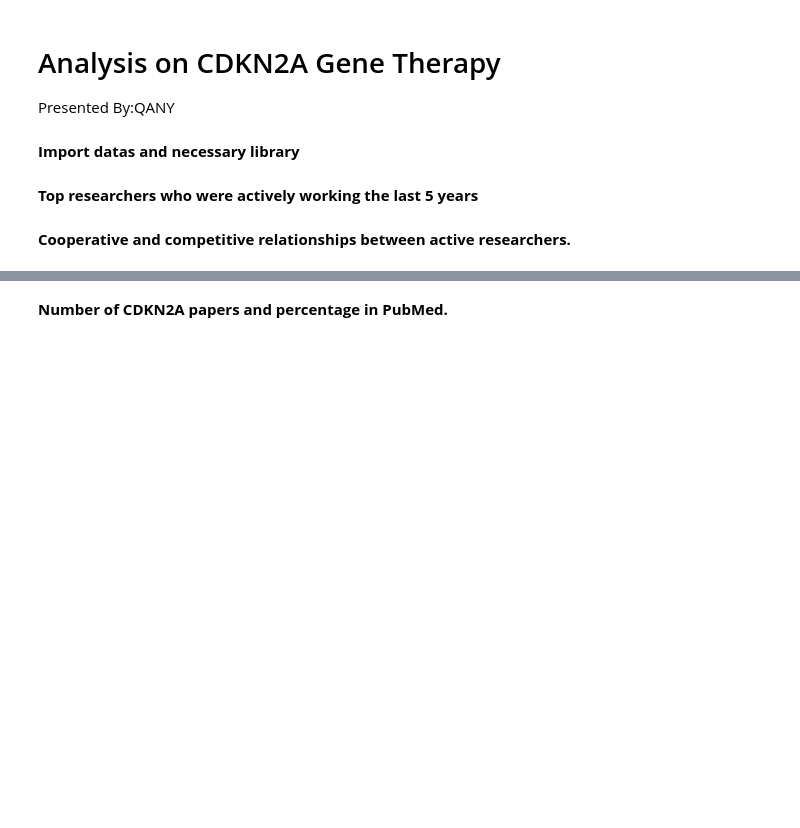
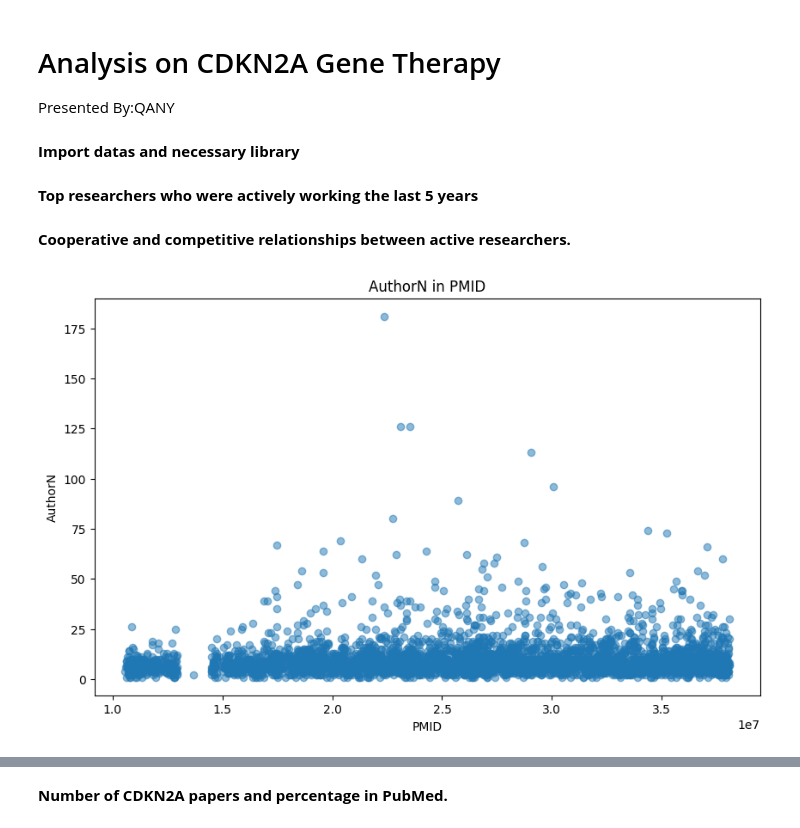
Before and after one commit to Sherryqilin/Assessment2_skills, a Jupyter notebook: skills_group1.ipynb, the cells around one changed output, grey strips where cells are left out. Cells and saved outputs as stored; diff of their text form; code cells hidden in the pictures; blank space fills up the shorter version.

```diff
--- a/skills_group1.ipynb
+++ b/skills_group1.ipynb
@@ -22,3 +23,94 @@ paper = pd.read_csv("paper_counts.csv")
 **Top researchers who were actively working the last 5 years**
 # %% [markdown]
 **Cooperative and competitive relationships between active researchers.**
+# %%
+#cleaning data
+
+
+#scatter to show the author number
+result = authors.groupby('PMID')['AuthorN'].agg('max')
+result_data = result.reset_index()
+#Make scatter plots
+x = result_data['PMID']
+y = result_data['AuthorN']
+plt.figure(figsize=(10, 6))
+plt.scatter(x, y, alpha=0.5)
+plt.title('AuthorN in PMID')
+plt.xlabel('PMID')
+plt.ylabel('AuthorN')
+plt.show()
+
+# Calculate the number of authors per article (PMID)
+author_counts_per_paper = authors.groupby('PMID').size()
+
+# Find the PMID of articles with more than 25 authors
+papers_with_many_authors = author_counts_per_paper[author_counts_per_paper > 25].index
+
+# Clear from the data
+cleaned_authors_data = authors[~authors['PMID'].isin(papers_with_many_authors)]
+
+# Check the maximum AuthorN value in the cleared data
+max_author_n_after_cleaning = cleaned_authors_data['AuthorN'].max()
+
+cleaned_authors_data['Author Full Name'] =cleaned_authors_data['AuthorForename'] + ' ' + cleaned_authors_data['AuthorLastname']
+
+
+#Make the relationship network
+authors['Author Full Name'] = authors['AuthorForename'] + ' ' + authors['AuthorLastname']
+
+# Count the number of times all authors appear
+all_author_counts = authors['Author Full Name'].value_counts()
+
+# Get the top 10 most active researchers
+top_10_active_researchers = all_author_counts.head(10).index.tolist()
+
+# Sift through the data for the top 10 most active researchers
+top_authors_df = cleaned_authors_data[cleaned_authors_data['Author Full Name'].isin(top_10_active_researchers)]
+
+# Create a new diagram
+G_top = nx.Graph()
+
+# Add node
+G_top.add_nodes_from(top_10_active_researchers)
+
+# Add a partnership edge
+for _, group in top_authors_df.groupby('PMID'):
+    authors = group['Author Full Name'].tolist()
+    for i in range(len(authors)):
+        for j in range(i + 1, len(authors)):
+            G_top.add_edge(authors[i], authors[j], color='blue')  # 合作关系
+
+# Identify the last author
+last_authors = cleaned_authors_data.groupby('PMID').last()['Author Full Name']
+
+# Adds a competitive edge
+for i in range(len(top_10_active_researchers)):
+    for j in range(i + 1, len(top_10_active_researchers)):
+        author1 = top_10_active_researchers[i]
+        author2 = top_10_active_researchers[j]
+        if not G_top.has_edge(author1, author2):
+            papers_author1 = set(cleaned_authors_data[cleaned_authors_data['Author Full Name'] == author1]['PMID'])
+            papers_author2 = set(cleaned_authors_data[cleaned_authors_data['Author Full Name'] == author2]['PMID'])
+            # uses the intersection operator & to determine if there is a common last author
+            common_last_authors = set(last_authors[papers_author1]) & set(last_authors[papers_author2])
+            if not common_last_authors:
+                G_top.add_edge(author1, author2, color='red')
+
+
+# Visual network diagram
+edge_colors = nx.get_edge_attributes(G_top, 'color').values()
+
+plt.figure(figsize=(14, 10))
+# Use spring layout
+pos = nx.spring_layout(G_top)
+nx.draw_networkx_nodes(G_top, pos, node_color='lightblue', node_size=500, alpha=0.9)
+nx.draw_networkx_edges(G_top, pos, edge_color=edge_colors, alpha=0.5)
+nx.draw_networkx_labels(G_top, pos, font_size=12, font_family="sans-serif")
+legend_labels = {'Cooperation': 'blue', 'Competition': 'red'}
+legend_handles = [plt.Line2D([0], [0], marker='o', color='w', label=key, markersize=10, markerfacecolor=value) for key, value in legend_labels.items()]
+plt.legend(handles=legend_handles, title='Relationship Type', loc='upper right', fontsize=12)
+plt.title("Top Active Researchers' Collaboration and Competition Network", fontsize=15)
+plt.axis('off')
+plt.show()
+# %% [output]
+[figure, added]
```
Also changed, not shown: parts of 3 cells of this notebook, 1 other file.
